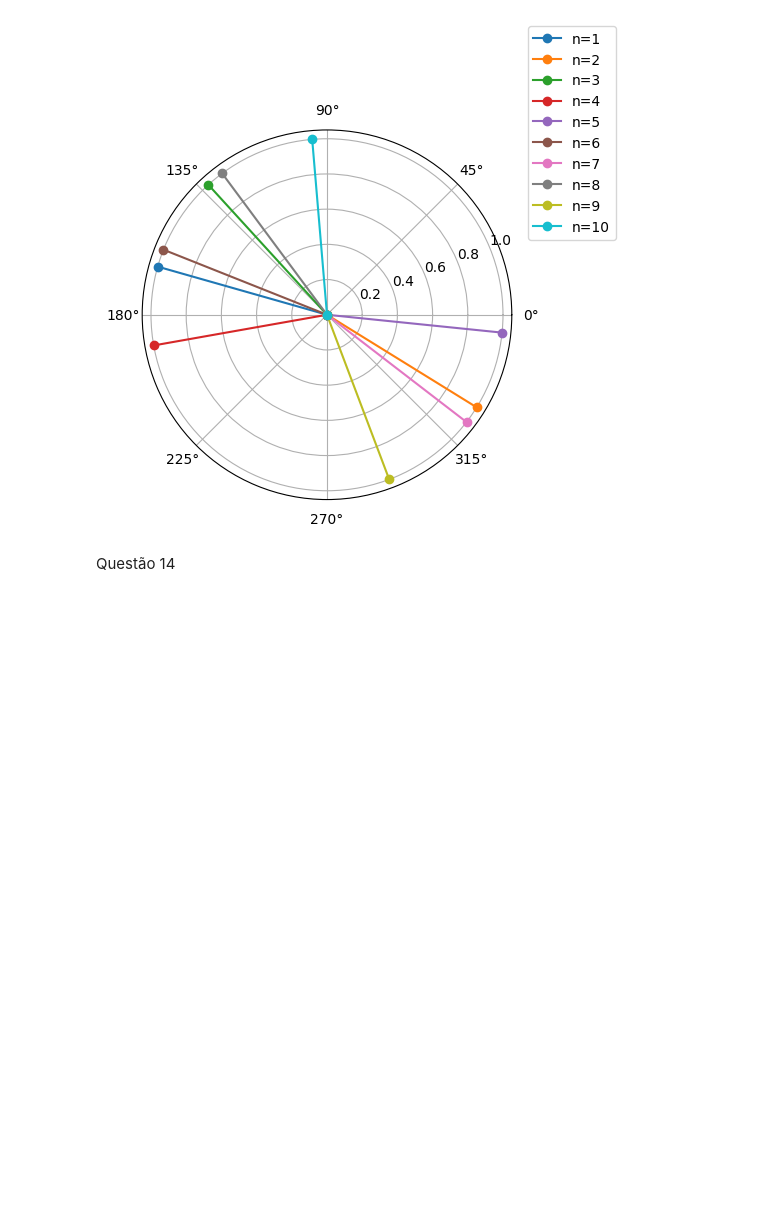
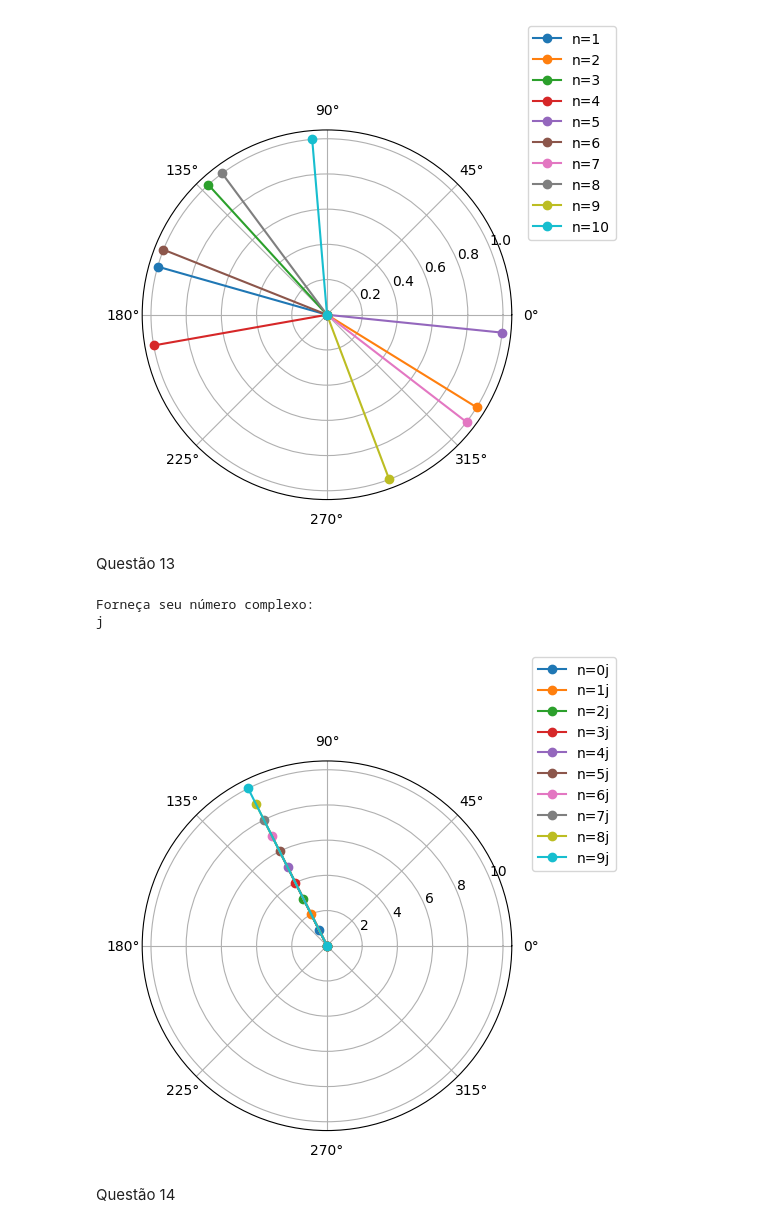
Before and after one commit to MilenaCaruba/ProgQuant, a Jupyter notebook: Untitled6.ipynb, the cells around one changed output. Drawn from its saved outputs; the diff is of its cells as text; code cells hidden in the pictures; blank space fills up the shorter version.

```diff
--- a/Untitled6.ipynb
+++ b/Untitled6.ipynb
@@ -292,6 +292,30 @@ plt.show()
 Forneça seu número complexo:
 0.6+0.8j
 [figure]
+# %% [markdown]
+Questão 13
+# %%
+import numpy as np
+import matplotlib.pyplot as plt
+import math
+z=complex(input("Forneça seu número complexo:\n"))
+def soma(n,z):
+  z=z+ complex(0,n)
+  r=np.abs(z)
+  theta=np.angle(z)*180/np.pi
+  return [r, theta]
+
+for i in range(10):
+  plt.polar([0, soma(i,z)[1]], [0, soma(i,z)[0]], marker='o', label=f'n={i}j')
+
+
+
+plt.legend(loc='upper right',bbox_to_anchor=(1.3, 1.3))
+plt.show()
+# %% [output]
+Forneça seu número complexo:
+j
+[figure, added]
 # %% [markdown]
 Questão 14
 # %%
```
